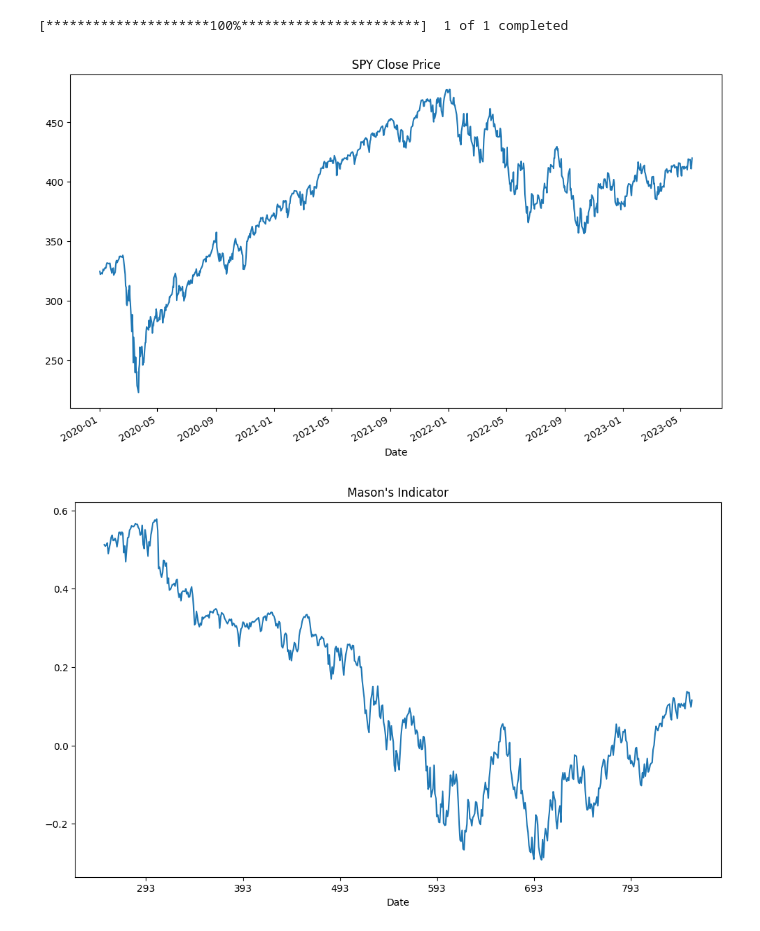
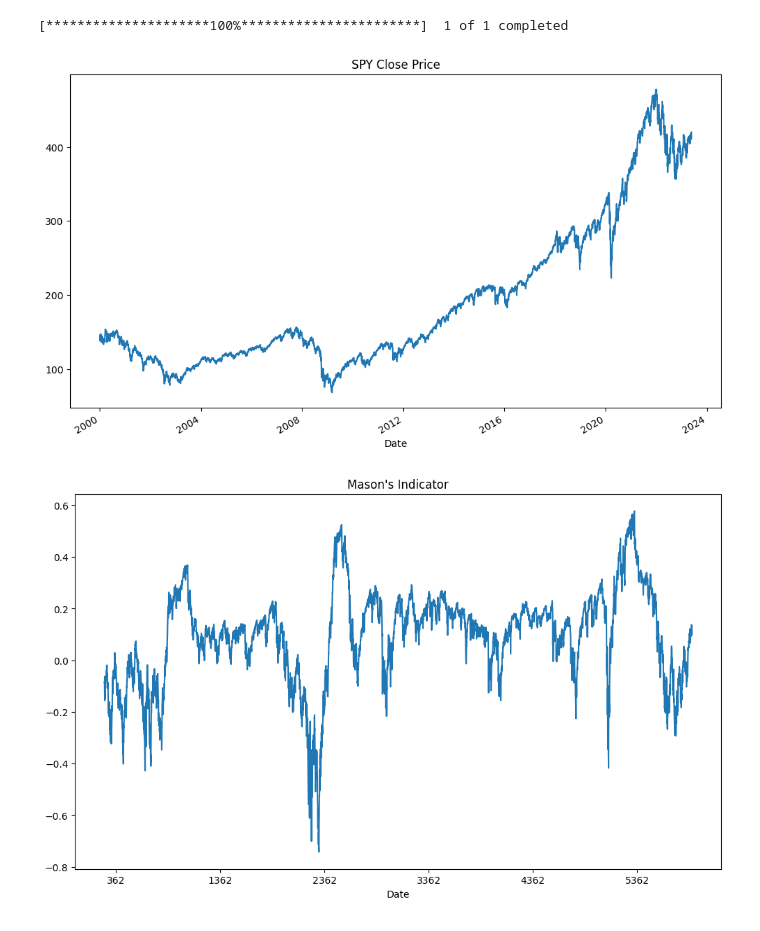
Before and after one commit to dkn-maida/farscape-investment, a Jupyter notebook: masons_new.ipynb, the cells around one changed output. Cells and saved outputs as stored; diff of their text form; code cells hidden in the pictures.

```diff
--- a/masons_new.ipynb
+++ b/masons_new.ipynb
@@ -6,38 +6,38 @@ import numpy as np
 import matplotlib.pyplot as plt
 
 # Step 2: Download SPY data
-spy_data = yf.download('SPY', start='2020-01-01', end='2023-05-29')
+spy_data = yf.download('SPY', start='2000-01-01', end='2023-05-29')
 
 # Step 3: Plot Close price data
 spy_data['Close'].plot(title='SPY Close Price', figsize=(12, 7))
 plt.show()
 
 # Step 4: Create Mason's indicator
 def calculate_masons(data, win=250):
     data['masons'] = np.nan
     for k in range(win, len(data)):
         PX = data.iloc[k-win:k]['Close'].values
 
         Min = np.inf
         Max = 0
         utility = 0
         for i in range(win):
             Min = min(Min, np.min(PX[i:]))
             Max = max(Max, np.max(PX[i:]))
 
             utility += np.log(PX[-1] / Max) + np.log(PX[-1] / Min)
 
         data.at[k, 'masons'] = utility / win
 
     return data
 
 # Step 5: Apply Mason's indicator to SPY data
 spy_data = calculate_masons(spy_data)
 
 # Step 6: Plot Mason's indicator
 spy_data['masons'].plot(title="Mason's Indicator", figsize=(12, 7))
 plt.show()
 # %% [output]
 [*********************100%***********************]  1 of 1 completed
-[figure, old version]
+[figure, new version]
-[figure, old version]
+[figure, new version]
```
Also changed, not shown: 2 other files.
